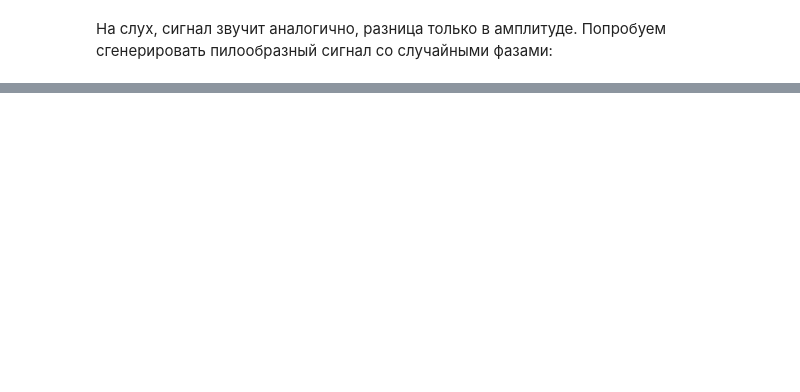
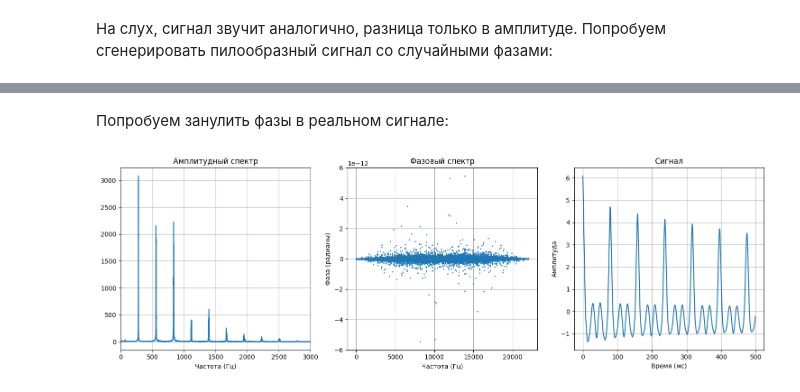
Before and after one commit to annashell/linear_models, a Jupyter notebook: phases.ipynb, the cells around one changed output, grey strips where cells are left out. Saved outputs shown, nothing was run; the diff lists cells and outputs as text; code cells hidden in the pictures; blank space fills up the shorter version.

```diff
--- a/phases.ipynb
+++ b/phases.ipynb
@@ -259,0 +326,2 @@ ipd.Audio(data=original_signal, rate=44100)
+# %% [markdown]
+Попробуем занулить фазы в реальном сигнале:
@@ -259,0 +332,34 @@ ipd.Audio(data=original_signal, rate=44100)
+# %%
+fft_zero_phase = fftpack.fft(zero_phase_signal)
+
+# Получаем амплитуды и фазы
+amplitudes = np.abs(fft_zero_phase)
+phases_zero_phase = np.angle(fft_zero_phase)
+
+fig, (ax1, ax2, ax3) = plt.subplots(1, 3, figsize=(15, 5))
+
+# Амплитудный спектр
+ax1.plot(frequencies, amplitudes)
+ax1.set_title('Амплитудный спектр')
+ax1.set_xlabel('Частота (Гц)')
+ax1.set_xlim(0, 3000)
+ax1.grid(True)
+
+# Фазовый спектр
+ax2.plot(frequencies, phases_zero_phase, 'o',
+             markersize=1)
+ax2.set_title('Фазовый спектр')
+ax2.set_xlabel('Частота (Гц)')
+ax2.set_ylabel('Фаза (радианы)')
+ax2.grid(True)
+
+ax3.plot(zero_phase_signal[:500])
+ax3.set_title('Сигнал')
+ax3.set_xlabel('Время (мс)')
+ax3.set_ylabel('Амплитуда')
+ax3.grid(True)
+
+plt.tight_layout()
+plt.show()
+# %% [output]
+[figure, added]
```
Also changed, not shown: parts of 21 cells of this notebook.
